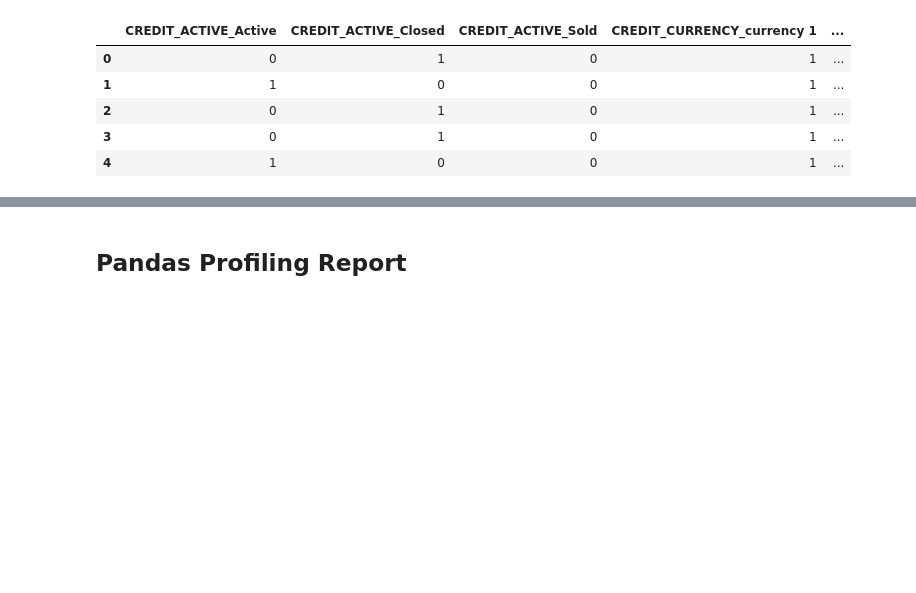
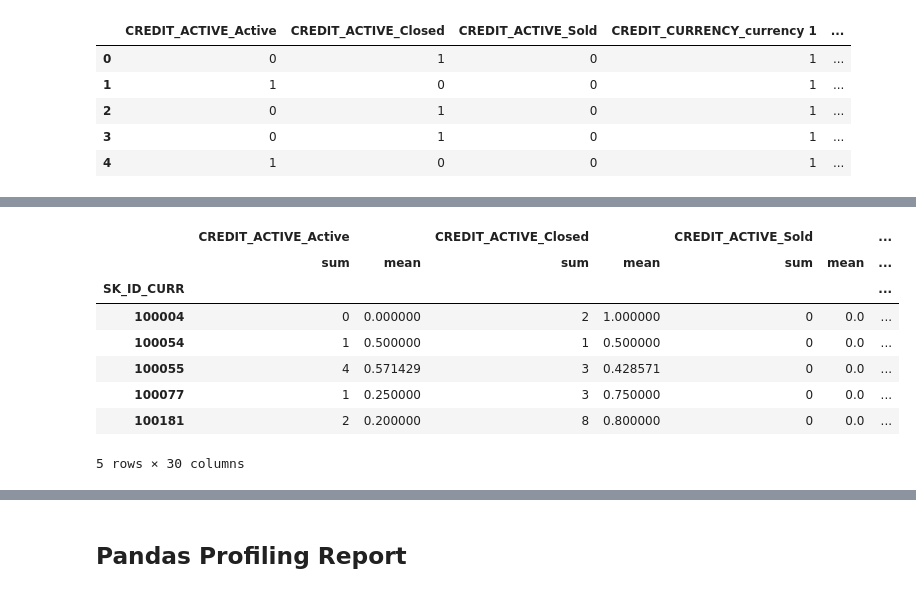
Before and after one commit to selingumusdag/home_credit_default_risk, a Jupyter notebook: home_credit_eda.ipynb, the cells around one changed output, grey strips where cells are left out. Saved outputs shown, nothing was run; the diff lists cells and outputs as text; code cells hidden in the pictures; blank space fills up the shorter version.

```diff
--- a/home_credit_eda.ipynb
+++ b/home_credit_eda.ipynb
@@ -595,0 +576,13 @@ bureau.head()
+# %%
+categorical_grouped = categorical.groupby('SK_ID_CURR').agg(['sum', 'mean'])
+categorical_grouped.head()
+# %% [output]
+|  | CREDIT_ACTIVE_Active |  | CREDIT_ACTIVE_Closed |  | CREDIT_ACTIVE_Sold |  | ... |
+|  | sum | mean | sum | mean | sum | mean | ... |
+| SK_ID_CURR |  |  |  |  |  |  | ... |
+| 100004 | 0 | 0.000000 | 2 | 1.000000 | 0 | 0.0 | ... |
+| 100054 | 1 | 0.500000 | 1 | 0.500000 | 0 | 0.0 | ... |
+| 100055 | 4 | 0.571429 | 3 | 0.428571 | 0 | 0.0 | ... |
+| 100077 | 1 | 0.250000 | 3 | 0.750000 | 0 | 0.0 | ... |
+| 100181 | 2 | 0.200000 | 8 | 0.800000 | 0 | 0.0 | ... |
+5 rows × 30 columns
```
Also changed, not shown: parts of 37 cells of this notebook.
